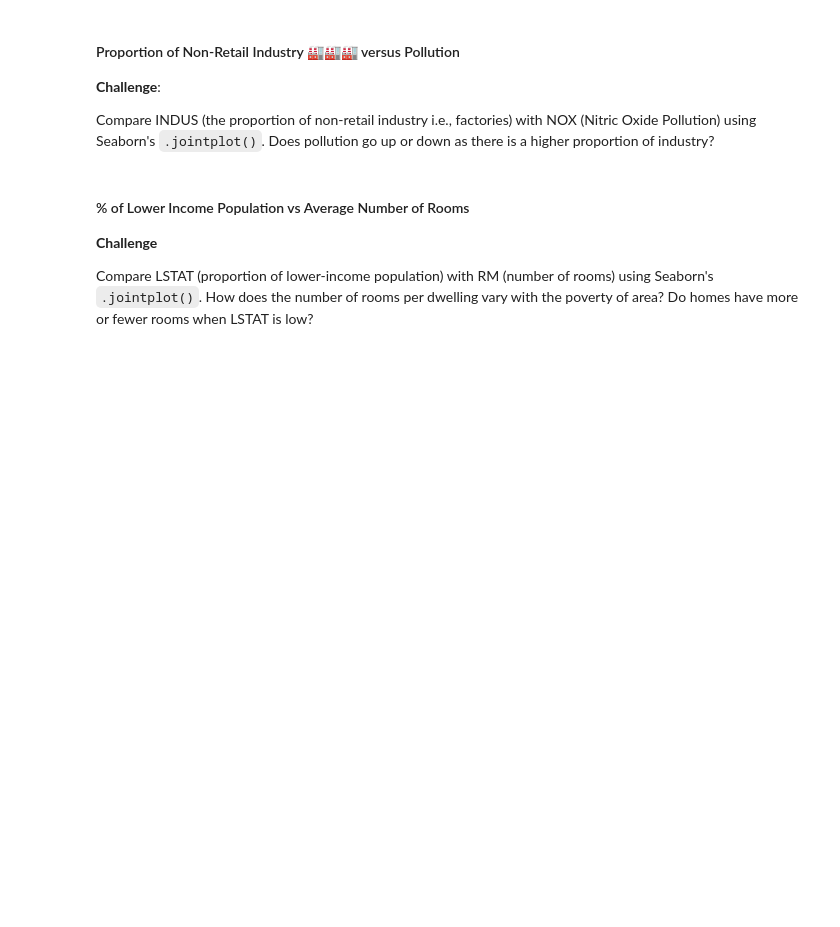
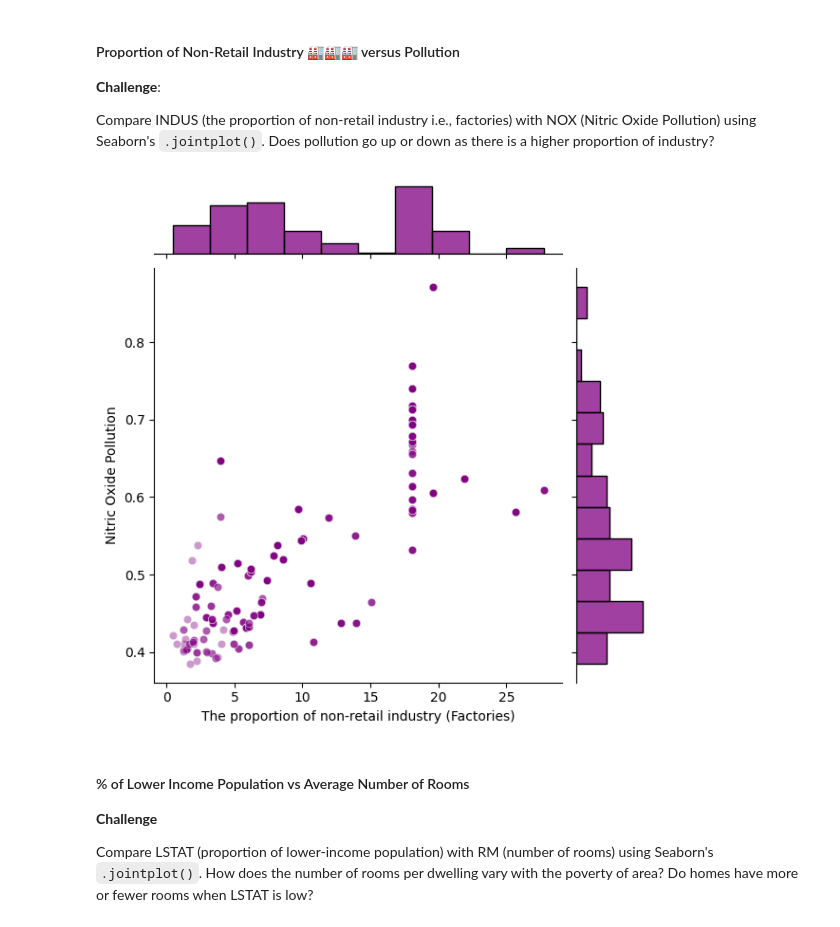
Before and after one commit to Xor01/Houses-Valuation-model, a Jupyter notebook: Multivariable_Regression_and_Valuation_Model.ipynb, the cells around one changed output. Drawn from its saved outputs; the diff is of its cells as text; code cells hidden in the pictures; blank space fills up the shorter version.

Commit message:
create proportion of factories vs pollution

```diff
--- a/Multivariable_Regression_and_Valuation_Model.ipynb
+++ b/Multivariable_Regression_and_Valuation_Model.ipynb
@@ -262,6 +262,13 @@ plt.show()
 **Challenge**:
 
 Compare INDUS (the proportion of non-retail industry i.e., factories) with NOX (Nitric Oxide Pollution) using Seaborn's `.jointplot()`. Does pollution go up or down as there is a higher proportion of industry?
+# %%
+sns.jointplot(data=data, x='INDUS', y='NOX', alpha=.4, color='purple')
+plt.xlabel('The proportion of non-retail industry (Factories)')
+plt.ylabel('Nitric Oxide Pollution')
+plt.show()
+# %% [output]
+[figure, added]
 # %% [markdown]
 #### % of Lower Income Population vs Average Number of Rooms
 
```
